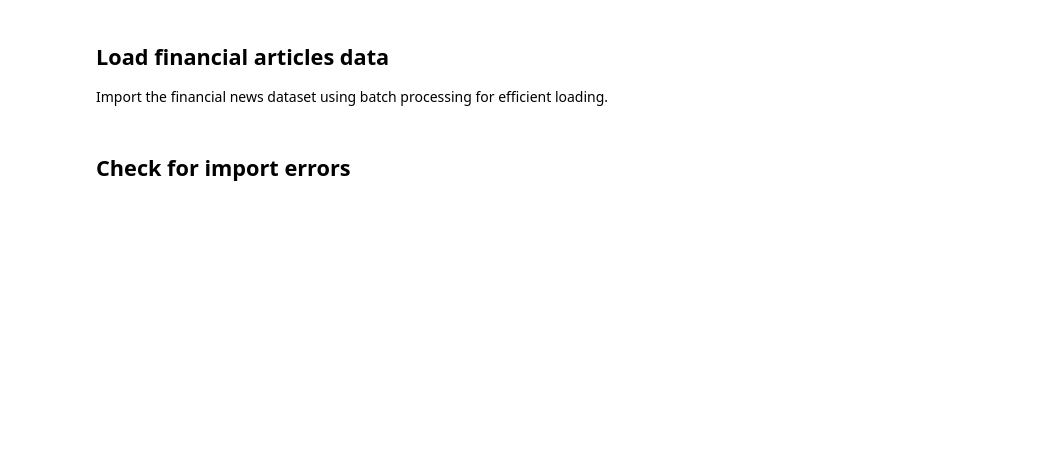
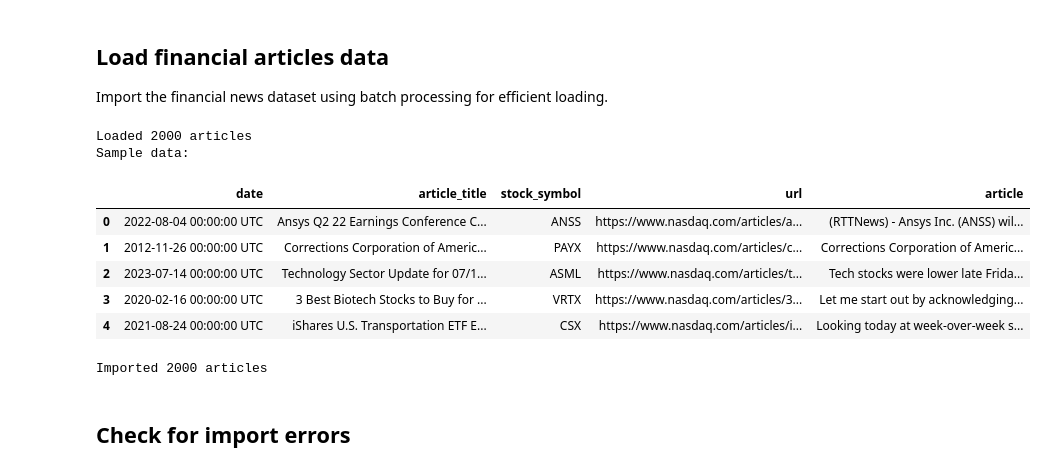
Before and after one commit to weaviate-tutorials/202509-aws-genai-workshop, a Jupyter notebook: multimodal-rag/1.1-load-data-complete.ipynb, the cells around one changed output. Cells and saved outputs as stored; diff of their text form; code cells hidden in the pictures; blank space fills up the shorter version.

```diff
--- a/multimodal-rag/1.1-load-data-complete.ipynb
+++ b/multimodal-rag/1.1-load-data-complete.ipynb
@@ -95,14 +99,24 @@ Import the financial news dataset using batch processing for efficient loading.
 # %%
 import pandas as pd
 from tqdm import tqdm
 from weaviate.util import generate_uuid5
 
 # Load the financial articles dataset
 df = pd.read_parquet("data/fin_news_articles_5000.parquet")
+df = df[:2000]
 
 print(f"Loaded {len(df)} articles")
 print("Sample data:")
 df.head()
+# %% [output]
+Loaded 2000 articles
+Sample data:
+|  | date | article_title | stock_symbol | url | article |
+| 0 | 2022-08-04 00:00:00 UTC | Ansys Q2 22 Earnings Conference C... | ANSS | https://www.nasdaq.com/articles/a... | (RTTNews) - Ansys Inc. (ANSS) wil... |
+| 1 | 2012-11-26 00:00:00 UTC | Corrections Corporation of Americ... | PAYX | https://www.nasdaq.com/articles/c... | Corrections Corporation of Americ... |
+| 2 | 2023-07-14 00:00:00 UTC | Technology Sector Update for 07/1... | ASML | https://www.nasdaq.com/articles/t... | Tech stocks were lower late Frida... |
+| 3 | 2020-02-16 00:00:00 UTC | 3 Best Biotech Stocks to Buy for ... | VRTX | https://www.nasdaq.com/articles/3... | Let me start out by acknowledging... |
+| 4 | 2021-08-24 00:00:00 UTC | iShares U.S. Transportation ETF E... | CSX | https://www.nasdaq.com/articles/i... | Looking today at week-over-week s... |
 # %%
 # Get collection reference
 # STUDENT TODO:
@@ -141,6 +155,8 @@ with articles.batch.fixed_size(batch_size=100) as batch:
             break
 
 print(f"\nImported {len(articles)} articles")
+# %% [output]
+Imported 2000 articles
 # %% [markdown]
 ## Check for import errors
 # %%
```
Also changed, not shown: parts of 6 cells of this notebook, 6 other files.
